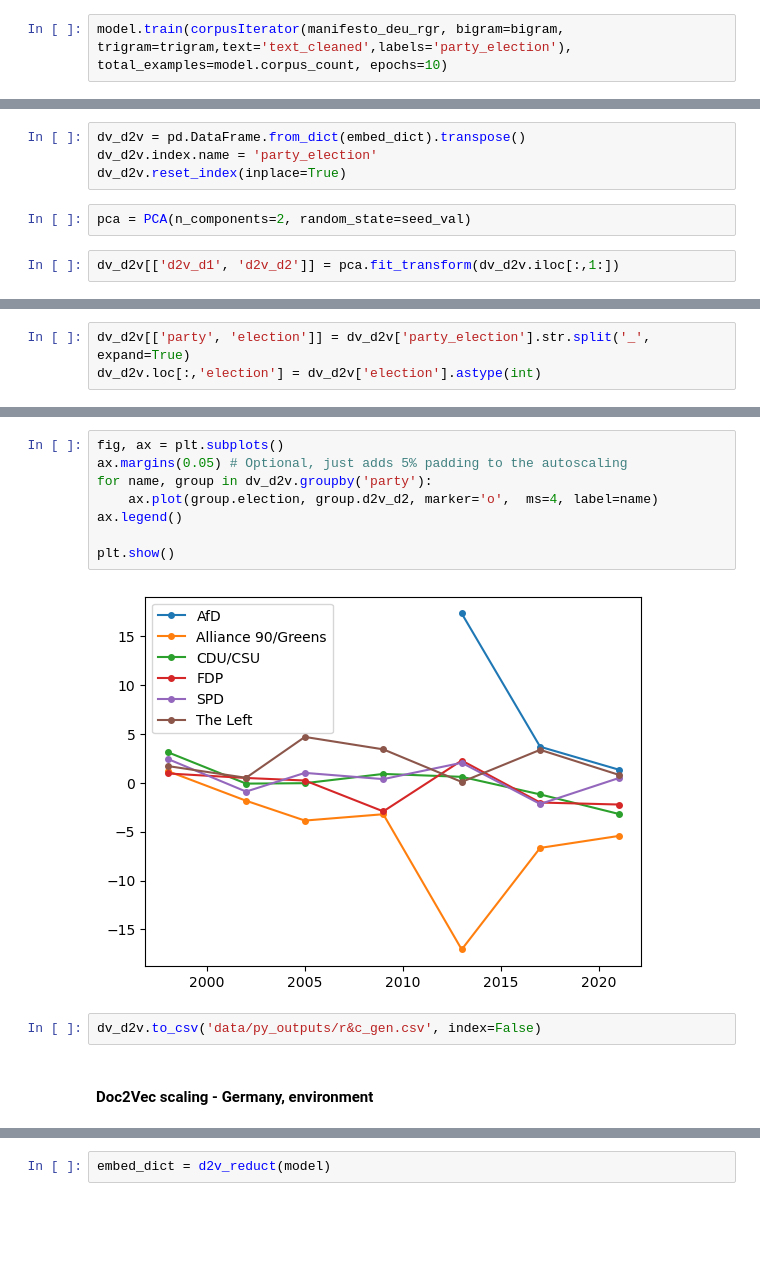
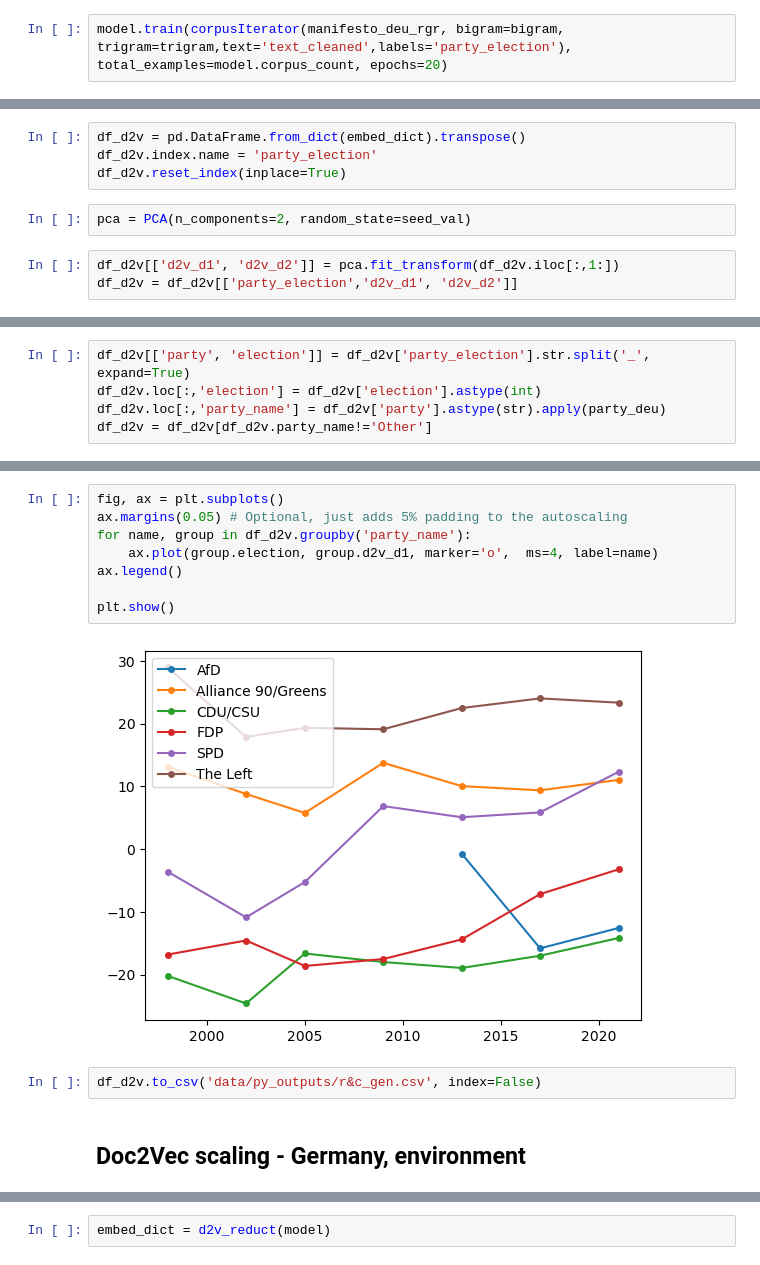
Before and after one commit to hungnguyen167/ContextScale, a Jupyter notebook: 03_main_analyses.ipynb, the cells around one changed output, grey strips where cells are left out. Cells and saved outputs as stored; diff of their text form; blank space fills up the shorter version.

```diff
--- a/03_main_analyses.ipynb
+++ b/03_main_analyses.ipynb
@@ -1640,7 +1814,7 @@ model.build_vocab(corpusIterator(manifesto_deu_rgr, bigram=bigram, trigram=trigr
 # %% [output]
 Starting new epoch
 # %%
-model.train(corpusIterator(manifesto_deu_rgr, bigram=bigram, trigram=trigram,text='text_cleaned',labels='party_election'), total_examples=model.corpus_count, epochs=10)
+model.train(corpusIterator(manifesto_deu_rgr, bigram=bigram, trigram=trigram,text='text_cleaned',labels='party_election'), total_examples=model.corpus_count, epochs=20)
 # %% [output]
 Starting new epoch
 Starting new epoch
@@ -1655,10 +1839,11 @@ Starting new epoch
 # %%
 embed_dict = d2v_reduct(model)
 # %%
-dv_d2v = pd.DataFrame.from_dict(embed_dict).transpose()
-dv_d2v.index.name = 'party_election'
-dv_d2v.reset_index(inplace=True)
+df_d2v = pd.DataFrame.from_dict(embed_dict).transpose()
+df_d2v.index.name = 'party_election'
+df_d2v.reset_index(inplace=True)
 # %%
 pca = PCA(n_components=2, random_state=seed_val)
 # %%
-dv_d2v[['d2v_d1', 'd2v_d2']] = pca.fit_transform(dv_d2v.iloc[:,1:])
+df_d2v[['d2v_d1', 'd2v_d2']] = pca.fit_transform(df_d2v.iloc[:,1:])
+df_d2v = df_d2v[['party_election','d2v_d1', 'd2v_d2']]
@@ -1687,3 +1850,5 @@ dv_d2v
 # %%
-dv_d2v[['party', 'election']] = dv_d2v['party_election'].str.split('_', expand=True)
-dv_d2v.loc[:,'election'] = dv_d2v['election'].astype(int)
+df_d2v[['party', 'election']] = df_d2v['party_election'].str.split('_', expand=True)
+df_d2v.loc[:,'election'] = df_d2v['election'].astype(int)
+df_d2v.loc[:,'party_name'] = df_d2v['party'].astype(str).apply(party_deu)
+df_d2v = df_d2v[df_d2v.party_name!='Other']
@@ -1690,15 +1875,15 @@ dv_d2v.loc[:,'election'] = dv_d2v['election'].astype(int)
 # %%
 fig, ax = plt.subplots()
 ax.margins(0.05) # Optional, just adds 5% padding to the autoscaling
-for name, group in dv_d2v.groupby('party'):
-    ax.plot(group.election, group.d2v_d2, marker='o',  ms=4, label=name)
+for name, group in df_d2v.groupby('party_name'):
+    ax.plot(group.election, group.d2v_d1, marker='o',  ms=4, label=name)
 ax.legend()
 
 plt.show()
 # %% [output]
-[figure, old version]
+[figure, new version]
 # %%
-dv_d2v.to_csv('data/py_outputs/r&c_gen.csv', index=False)
+df_d2v.to_csv('data/py_outputs/r&c_gen.csv', index=False)
 # %% [markdown]
-#### Doc2Vec scaling - Germany, environment
+## Doc2Vec scaling - Germany, environment
 # %%
```
Also changed, not shown: parts of 229 cells of this notebook, 32 other files.
